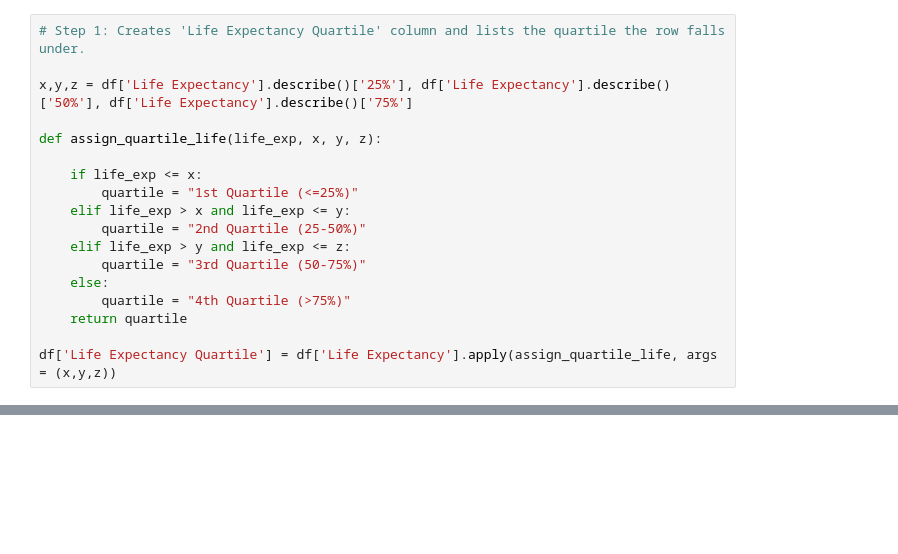
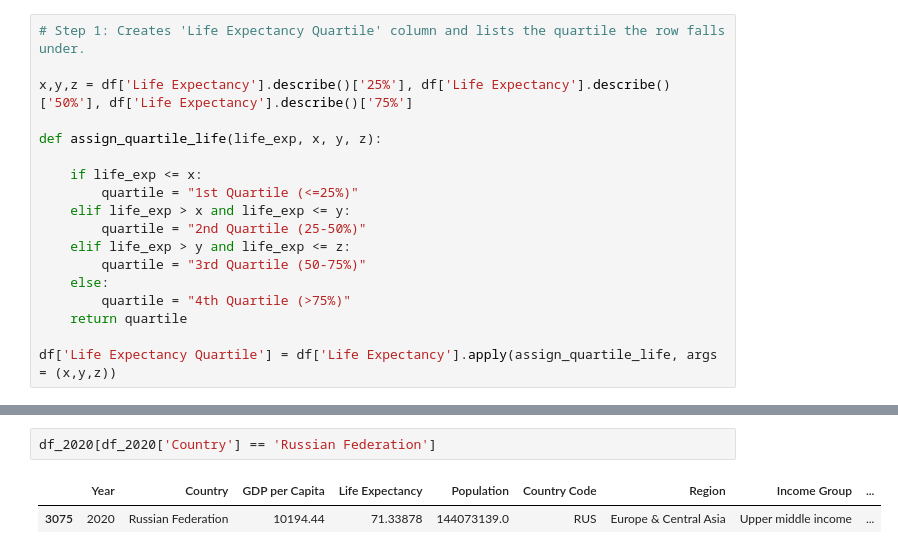
Before and after one commit to tsnow2010/umbc_data690_fall2024, a Jupyter notebook: Assignments/Assignment_07.ipynb, the cells around one changed output, grey strips where cells are left out. Drawn from its saved outputs; the diff is of its cells as text; blank space fills up the shorter version.

```diff
--- a/Assignments/Assignment_07.ipynb
+++ b/Assignments/Assignment_07.ipynb
@@ -387,0 +501,5 @@ df.sample()
+# %%
+df_2020[df_2020['Country'] == 'Russian Federation']
+# %% [output]
+|  | Year | Country | GDP per Capita | Life Expectancy | Population | Country Code | Region | Income Group | ... |
+| 3075 | 2020 | Russian Federation | 10194.44 | 71.33878 | 144073139.0 | RUS | Europe & Central Asia | Upper middle income | ... |
```
Also changed, not shown: parts of 23 cells of this notebook.
